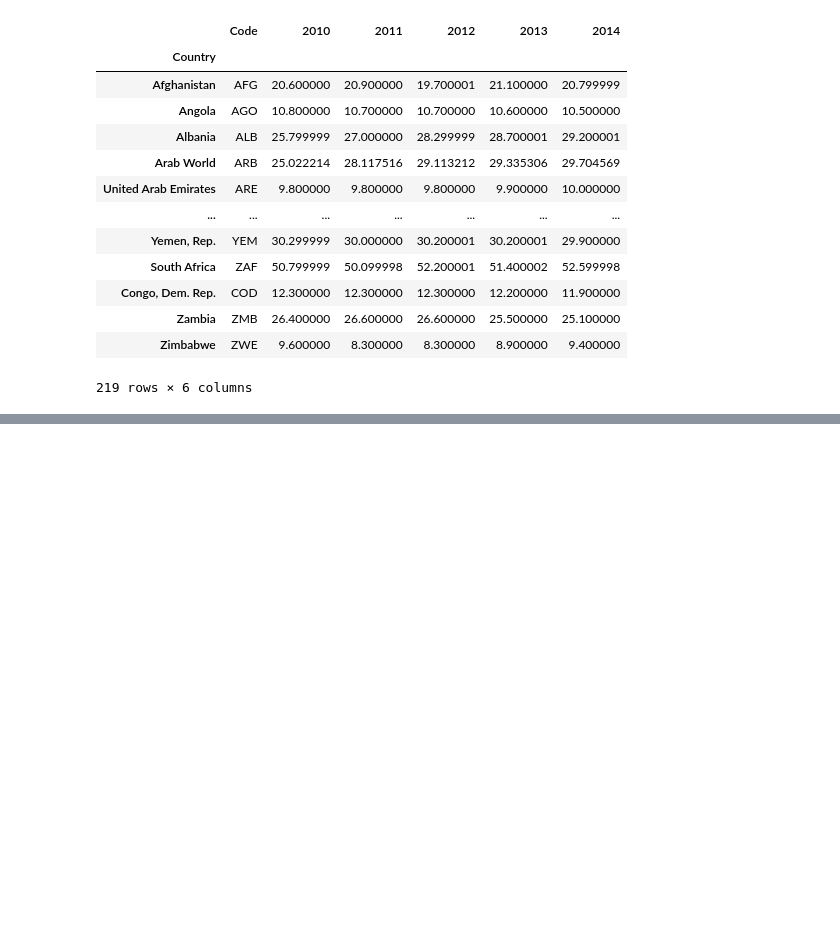
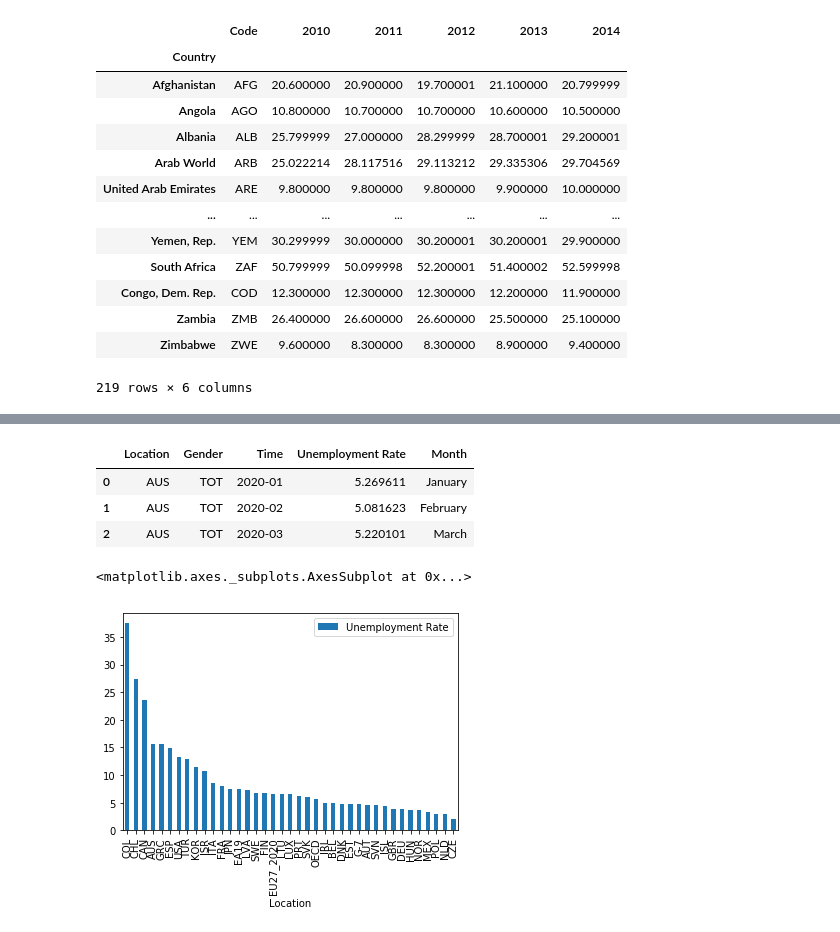
Before and after one commit to salman79057/world-unemployment-analysis-and-visualization, a Jupyter notebook: notebook.ipynb, the cells around one changed output, grey strips where cells are left out. Drawn from its saved outputs; the diff is of its cells as text; code cells hidden in the pictures; blank space fills up the shorter version.

```diff
--- a/notebook.ipynb
+++ b/notebook.ipynb
@@ -64,0 +59,7 @@ df_apps.groupby('Type').count()['App'].plot(kind="bar")
+# %%
+df2 = pd.read_csv('datasets/unemployment2020.csv')
+# %%
+df2.columns = [col.title() for col in df2.columns.values]
+df2.rename(columns={'Subject' : 'Gender', 'Value' : 'Unemployment Rate'}, inplace=True)
+# %%
+df2.drop(columns=['Indicator', 'Measure', 'Flag Codes', 'Frequency'], inplace=True)
@@ -64,0 +72,3 @@ df_apps.groupby('Type').count()['App'].plot(kind="bar")
+# %%
+def getUnemByCountry(month):
+    return df2[df2['Month'] == month].groupby('Location').sum()
@@ -64,0 +115,12 @@ df_apps.groupby('Type').count()['App'].plot(kind="bar")
+# %%
+df2.head(3)
+# %% [output]
+|  | Location | Gender | Time | Unemployment Rate | Month |
+| 0 | AUS | TOT | 2020-01 | 5.269611 | January |
+| 1 | AUS | TOT | 2020-02 | 5.081623 | February |
+| 2 | AUS | TOT | 2020-03 | 5.220101 | March |
+# %%
+getUnemByCountry('March').sort_values('Unemployment Rate', ascending = False).plot(kind="bar")
+# %% [output]
+<matplotlib.axes._subplots.AxesSubplot at 0x...>
+[figure, added]
```
Also changed, not shown: parts of 6 cells of this notebook, 4 other files.
